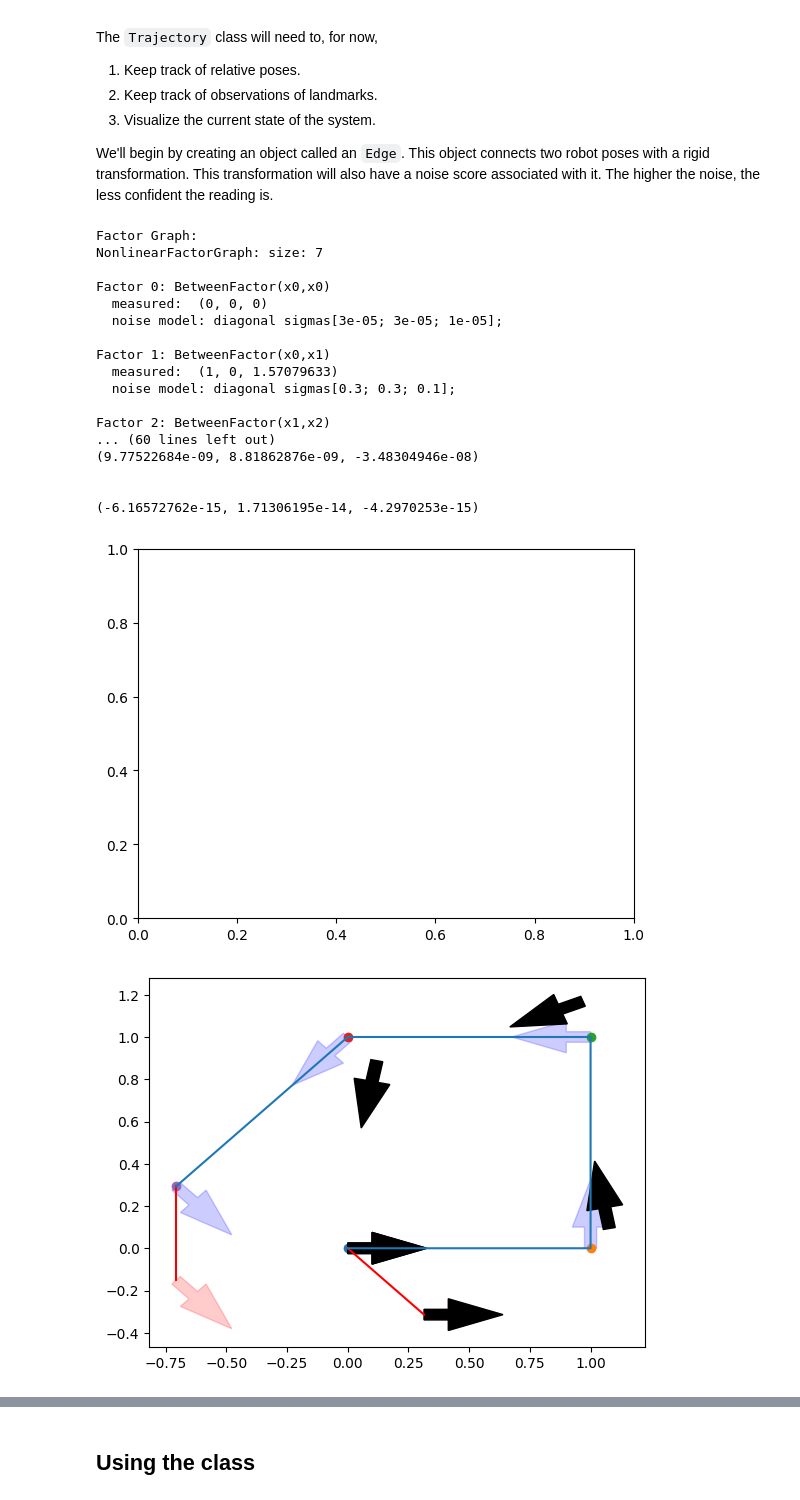
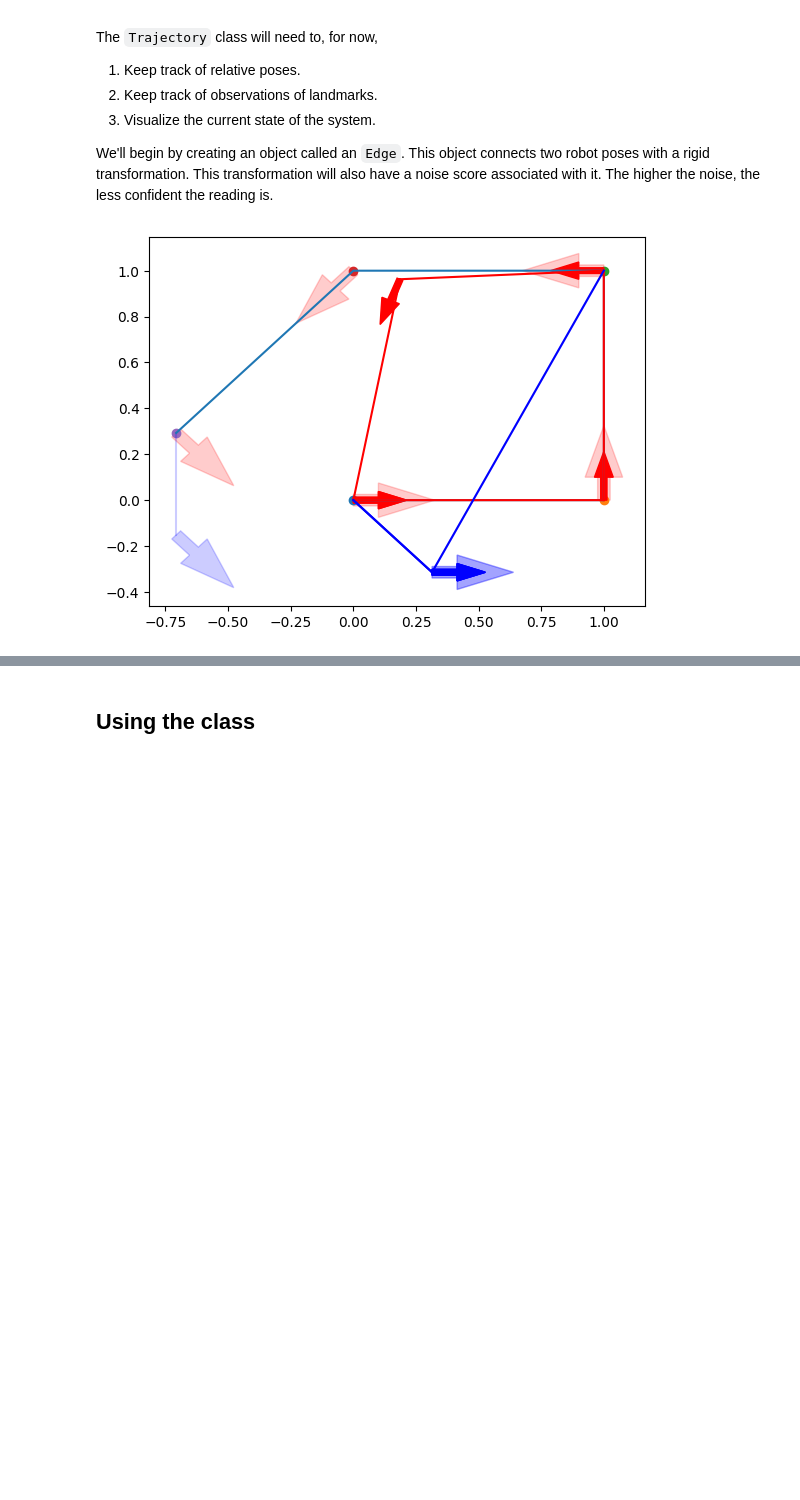
Before and after one commit to yoraish/brief_robotics, a Jupyter notebook: src/trajectory_optimization/trajectory_optimization.ipynb, the cells around one changed output, grey strips where cells are left out. Saved outputs shown, nothing was run; the diff lists cells and outputs as text; code cells hidden in the pictures; blank space fills up the shorter version.

Commit message:
feat(traj_optim): visualization done.

```diff
--- a/src/trajectory_optimization/trajectory_optimization.ipynb
+++ b/src/trajectory_optimization/trajectory_optimization.ipynb
@@ -436,7 +436,7 @@ def visualize_relative_poses(Xs_and_thetas, l_Xs_and_thetas, **kwargs):
         x =  X_i_in_0[0,2]
         y =  X_i_in_0[1,2]
         dt = theta
-        ax.arrow(x, y, arrow_length * np.cos(dt), arrow_length * np.sin(dt), width=arrow_width, color = "b", alpha = 0.2)
+        ax.arrow(x, y, arrow_length * np.cos(dt), arrow_length * np.sin(dt), width=arrow_width, color = "r", alpha = 0.2)
         ax.scatter(x, y)
         xs.append(x)
         ys.append(y)
@@ -450,8 +450,8 @@ def visualize_relative_poses(Xs_and_thetas, l_Xs_and_thetas, **kwargs):
             xl =  X_l_in_0[0,2]
             yl =  X_l_in_0[1,2]
             dt = theta
-            ax.arrow(xl, yl, arrow_length * np.cos(theta_l_in_0), arrow_length * np.sin(theta_l_in_0), width=arrow_width, color = "r", alpha = 0.2)
-            ax.plot([x, xl], [y, yl], c = 'r')
+            ax.arrow(xl, yl, arrow_length * np.cos(theta_l_in_0), arrow_length * np.sin(theta_l_in_0), width=arrow_width, color = "b", alpha = 0.2)
+            ax.plot([x, xl], [y, yl], c = 'b', alpha = 0.2)
 
 
 
@@ -459,10 +459,11 @@ def visualize_relative_poses(Xs_and_thetas, l_Xs_and_thetas, **kwargs):
     ax.plot(xs, ys, )
     if "title" in kwargs:
         ax.set_title ( kwargs['title'])
-
+    if "fgp" in kwargs:
+        fig.savefig(kwargs["fgp"])
     plt.show()
 
-for wrong_theta in np.linspace(np.pi/8, np.pi/2, 4):
+for i, wrong_theta in enumerate(np.linspace(np.pi/8, np.pi/2, 4)):
 
     X_0_in_0, theta_0_in_0 = mat_from_xyt(0,0,0)
     X_1_in_0, theta_1_in_0 = mat_from_xyt(*motion_from_0_to_1)
@@ -479,6 +480,6 @@ for wrong_theta in np.linspace(np.pi/8, np.pi/2, 4):
 
     l_rel_Xs_and_thetas = [mat_from_xyt(0.5, -0.5, 0), None, None, None, mat_from_xyt(0.5, -0.5, 0)]
 
-    plt_args = {"title": "With wrong measurement"}
-    visualize_relative_poses(Xs_and_thetas, l_rel_Xs_and_thetas, title = f"With Wrong Measurement {wrong_theta}")
+    plt_args = {"title": "With measurement"}
+    visualize_relative_poses(Xs_and_thetas, l_rel_Xs_and_thetas, title = f"With Wrong Measurement {wrong_theta}", fgp=f'/home/yoraish/code/brief_robotics/media/{i}.png')
 # %% [output]
@@ -749,35 +774,18 @@ class Trajectory():
 # %%
 trajectory = Trajectory()
 trajectory.add_edge(0,0,0, 0, 0)
 trajectory.add_edge(0,1, 1, 0, np.pi/2)
 trajectory.add_edge(1,2, 1, 0, np.pi/2)
 trajectory.add_edge(2,3, 1, 0, np.pi/4)
 trajectory.add_edge(3,4, 1, 0, np.pi/2)
 
 # Give the landmarks negative identity names to avoid collisions between id's for landmarks and edges.
-trajectory.add_landmark(0, 5, 0.314149, -0.314149, 0)
-trajectory.add_landmark(4, 5, 0.314149, -0.314149, 0)
+trajectory.add_landmark(0, 1000, 0.314149, -0.314149, 0)
+trajectory.add_landmark(2, 1000, 1-0.314149, 1+0.314149, -np.pi)
+trajectory.add_landmark(4, 1000, 0.314149, -0.314149, 0)
 
 # trajectory.visualize()
 trajectory.optimize()
 trajectory.visualize()
 # %% [output]
-Factor Graph:
-NonlinearFactorGraph: size: 7
-
-Factor 0: BetweenFactor(x0,x0)
-  measured:  (0, 0, 0)
-  noise model: diagonal sigmas[3e-05; 3e-05; 1e-05];
-
-Factor 1: BetweenFactor(x0,x1)
-  measured:  (1, 0, 1.57079633)
-  noise model: diagonal sigmas[0.3; 0.3; 0.1];
-
-Factor 2: BetweenFactor(x1,x2)
-... (60 lines left out)
-(9.77522684e-09, 8.81862876e-09, -3.48304946e-08)
-
-
-(-6.16572762e-15, 1.71306195e-14, -4.2970253e-15)
-[figure, old version]
+[figure, new version]
-[figure, removed]
```
Also changed, not shown: parts of 6 cells of this notebook.
